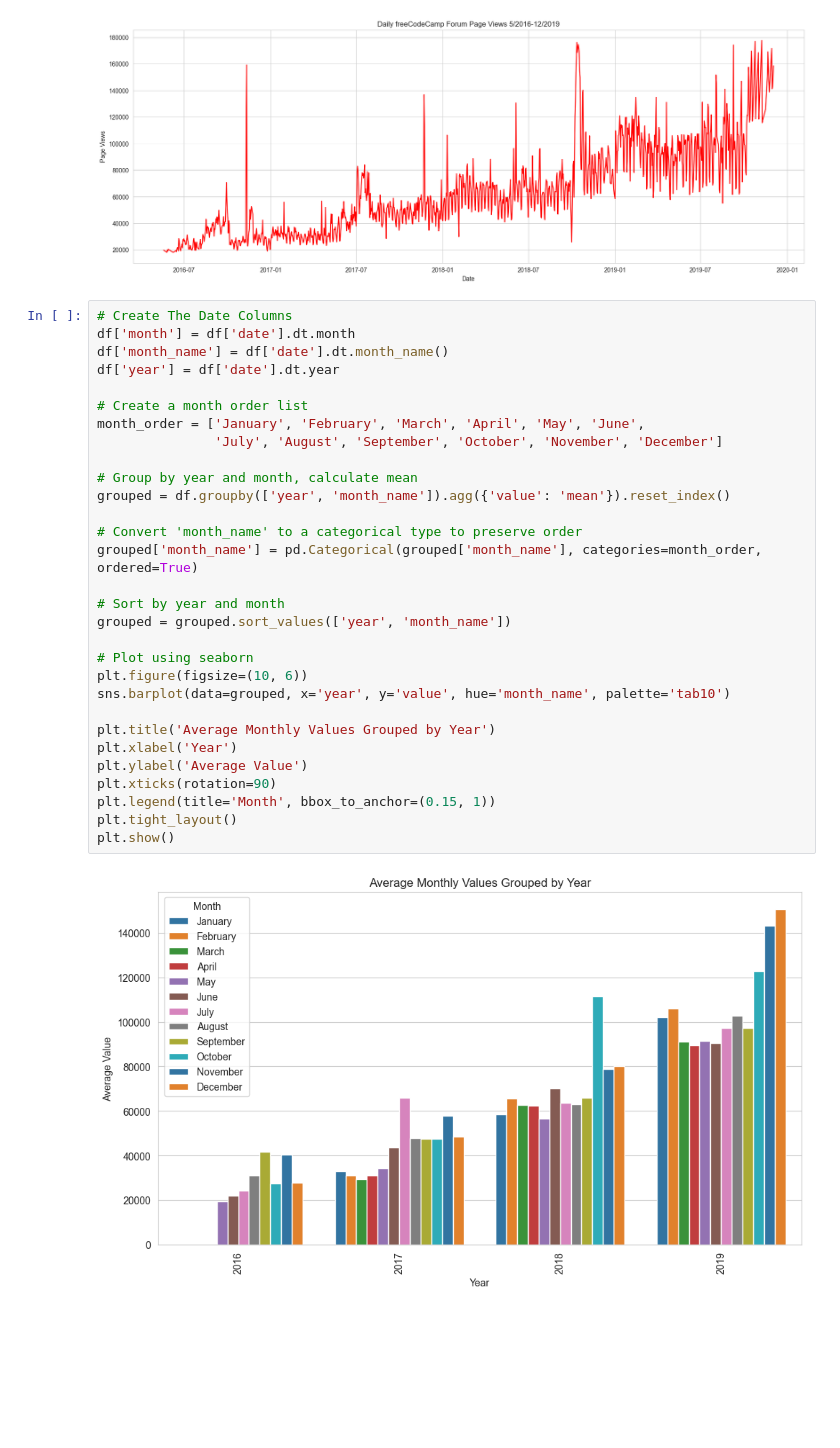
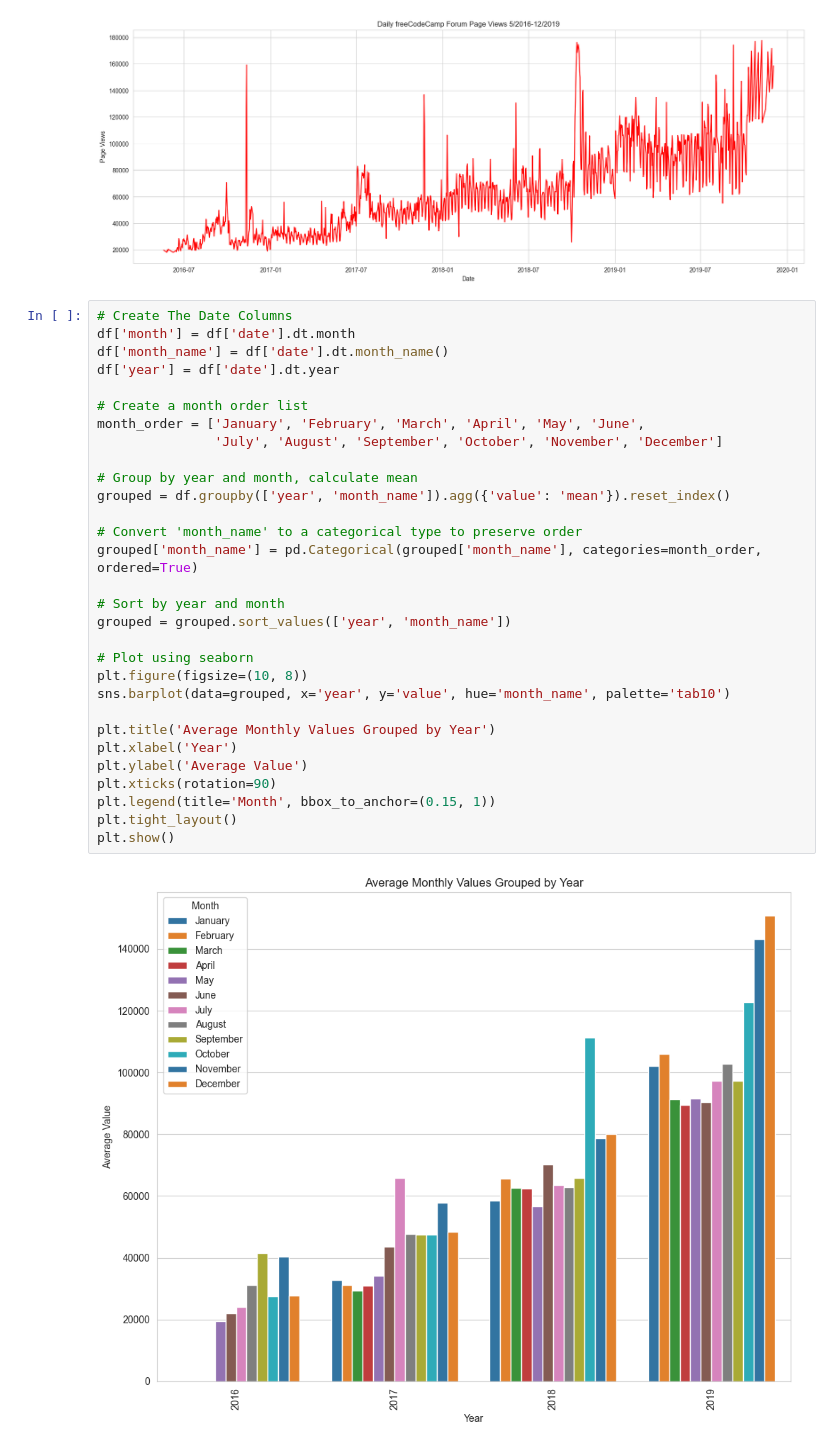
Before and after one commit to Peterez-Git/FreeCodeCamp-Data-Analysis-Projects, a Jupyter notebook: time_series_project/time_series_visualizer practice.ipynb, the cells around one changed output. Cells and saved outputs as stored; diff of their text form; blank space fills up the shorter version.

Commit message:
Worked on the Freecodecamp Time Series Visualizer in Python

```diff
--- a/time_series_project/time_series_visualizer practice.ipynb
+++ b/time_series_project/time_series_visualizer practice.ipynb
@@ -82,32 +88,32 @@ plt.show()
 # %%
 # Create The Date Columns
 df['month'] = df['date'].dt.month
 df['month_name'] = df['date'].dt.month_name()
 df['year'] = df['date'].dt.year
 
 # Create a month order list
 month_order = ['January', 'February', 'March', 'April', 'May', 'June',
                'July', 'August', 'September', 'October', 'November', 'December']
 
 # Group by year and month, calculate mean
 grouped = df.groupby(['year', 'month_name']).agg({'value': 'mean'}).reset_index()
 
 # Convert 'month_name' to a categorical type to preserve order
 grouped['month_name'] = pd.Categorical(grouped['month_name'], categories=month_order, ordered=True)
 
 # Sort by year and month
 grouped = grouped.sort_values(['year', 'month_name'])
 
 # Plot using seaborn
-plt.figure(figsize=(10, 6))
+plt.figure(figsize=(10, 8))
 sns.barplot(data=grouped, x='year', y='value', hue='month_name', palette='tab10')
 
 plt.title('Average Monthly Values Grouped by Year')
 plt.xlabel('Year')
 plt.ylabel('Average Value')
 plt.xticks(rotation=90)
 plt.legend(title='Month', bbox_to_anchor=(0.15, 1))
 plt.tight_layout()
 plt.show()
 # %% [output]
-[figure, old version]
+[figure, new version]
```
Also changed, not shown: parts of 3 cells of this notebook, 1 other file.
